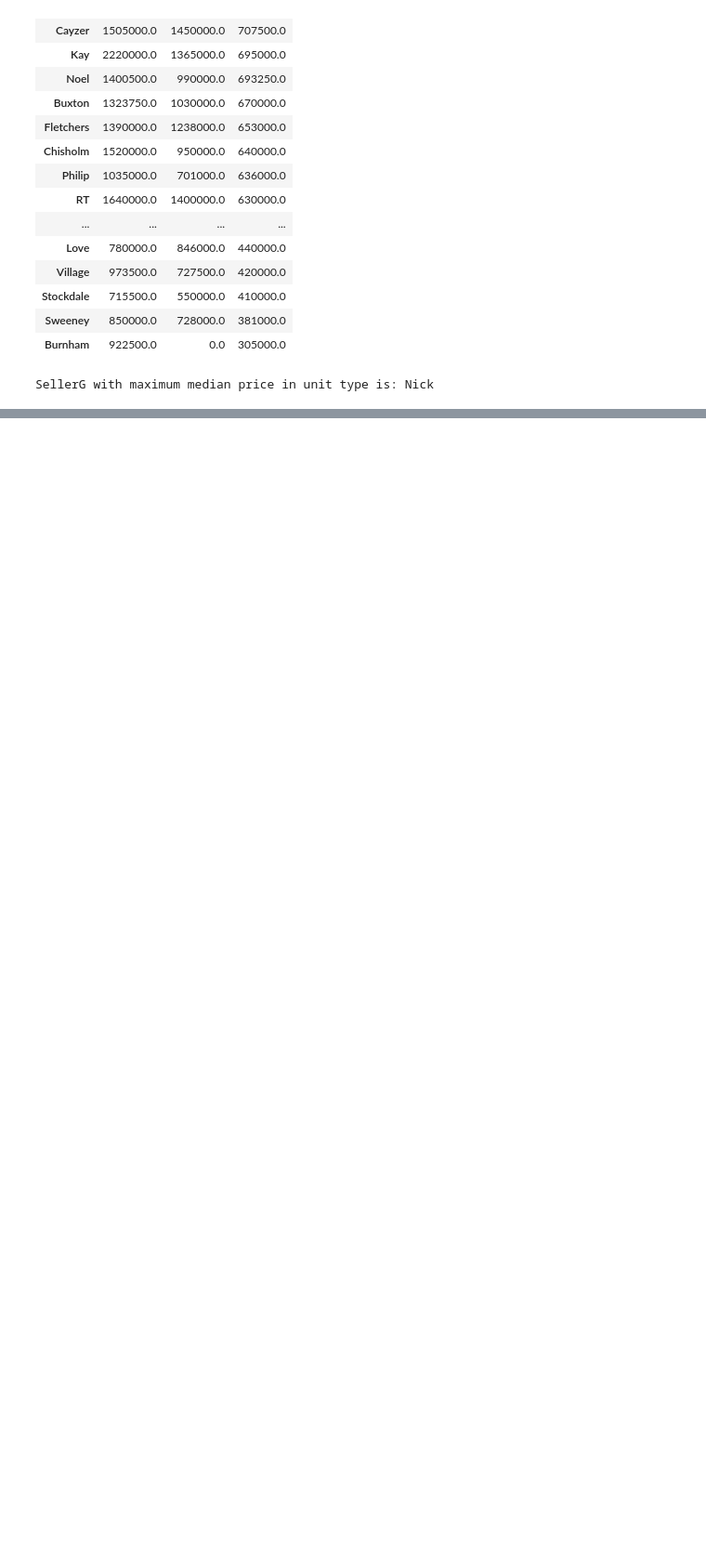
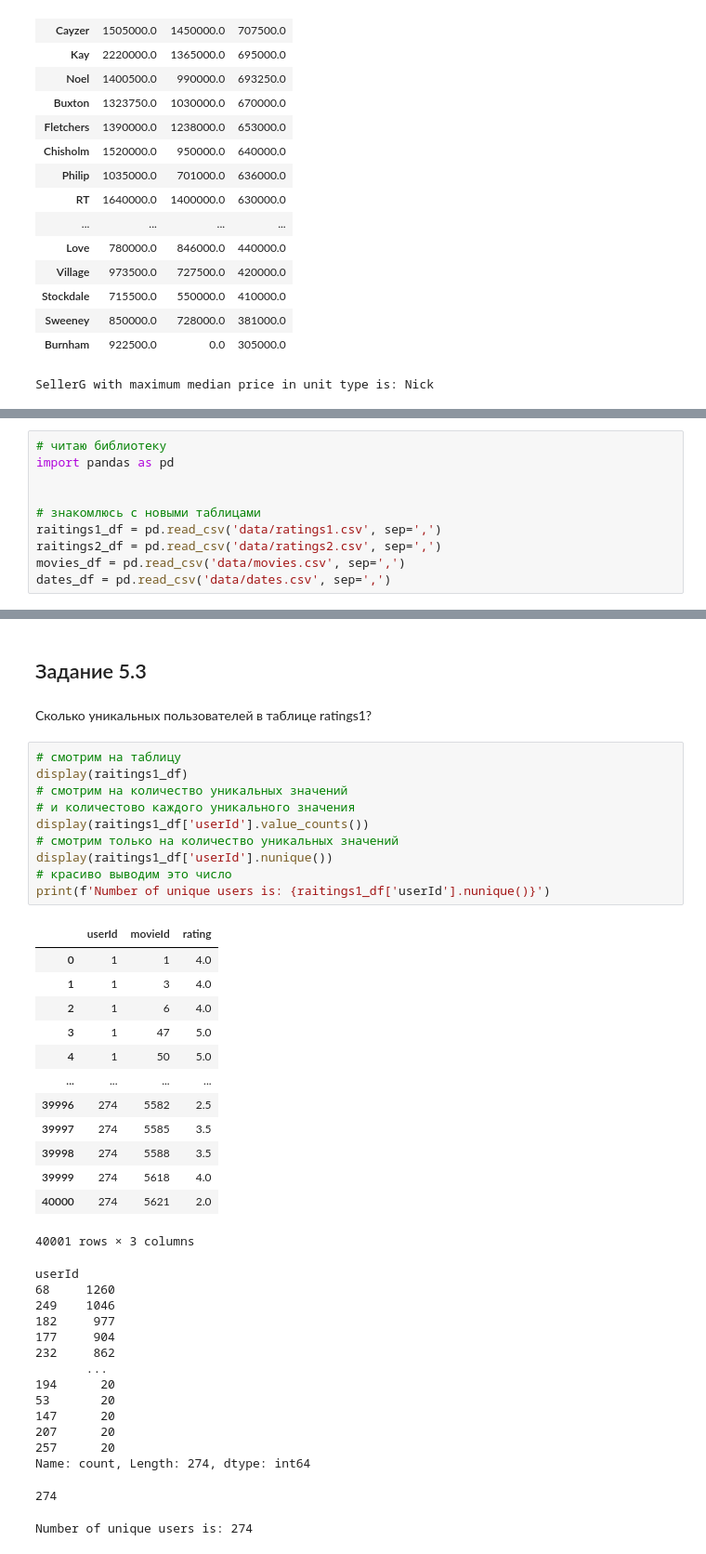
Before and after one commit to Barakuda12345g1/barakuda_rep_v6, a Jupyter notebook: barakuda_notebook/PY_12_advanced_pandas_methods/092. tasks.ipynb, the cells around one changed output, grey strips where cells are left out. Shown at 93% size. Drawn from its saved outputs; the diff is of its cells as text; blank space fills up the shorter version.

```diff
--- a/barakuda_notebook/PY_12_advanced_pandas_methods/092. tasks.ipynb
+++ b/barakuda_notebook/PY_12_advanced_pandas_methods/092. tasks.ipynb
@@ -336,0 +341,10 @@ SellerG with maximum median price in unit type is: Nick
+# %%
+# читаю библиотеку
+import pandas as pd
+
+
+# знакомлюсь с новыми таблицами
+raitings1_df = pd.read_csv('data/ratings1.csv', sep=',')
+raitings2_df = pd.read_csv('data/ratings2.csv', sep=',')
+movies_df = pd.read_csv('data/movies.csv', sep=',')
+dates_df = pd.read_csv('data/dates.csv', sep=',')
@@ -336,0 +372,43 @@ SellerG with maximum median price in unit type is: Nick
+# %% [markdown]
+## Задание 5.3
+# %% [markdown]
+Сколько уникальных пользователей в таблице ratings1?
+# %%
+# смотрим на таблицу
+display(raitings1_df)
+# смотрим на количество уникальных значений
+# и количестово каждого уникального значения
+display(raitings1_df['userId'].value_counts())
+# смотрим только на количество уникальных значений
+display(raitings1_df['userId'].nunique())
+# красиво выводим это число
+print(f'Number of unique users is: {raitings1_df['userId'].nunique()}')
+# %% [output]
+|  | userId | movieId | rating |
+| 0 | 1 | 1 | 4.0 |
+| 1 | 1 | 3 | 4.0 |
+| 2 | 1 | 6 | 4.0 |
+| 3 | 1 | 47 | 5.0 |
+| 4 | 1 | 50 | 5.0 |
+| ... | ... | ... | ... |
+| 39996 | 274 | 5582 | 2.5 |
+| 39997 | 274 | 5585 | 3.5 |
+| 39998 | 274 | 5588 | 3.5 |
+| 39999 | 274 | 5618 | 4.0 |
+| 40000 | 274 | 5621 | 2.0 |
+40001 rows × 3 columns
+userId
+68     1260
+249    1046
+182     977
+177     904
+232     862
+       ...
+194      20
+53       20
+147      20
+207      20
+257      20
+Name: count, Length: 274, dtype: int64
+274
+Number of unique users is: 274
```
Also changed, not shown: parts of 6 cells of this notebook, 1 other file.
